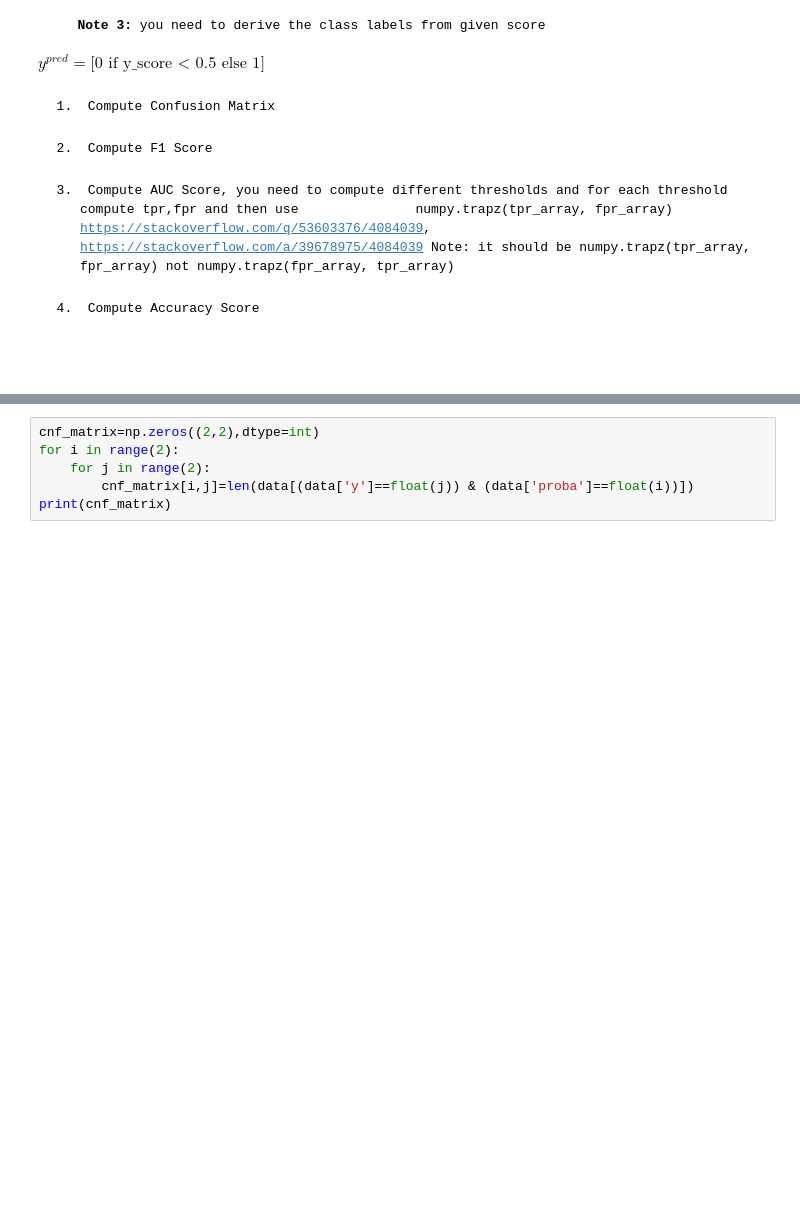
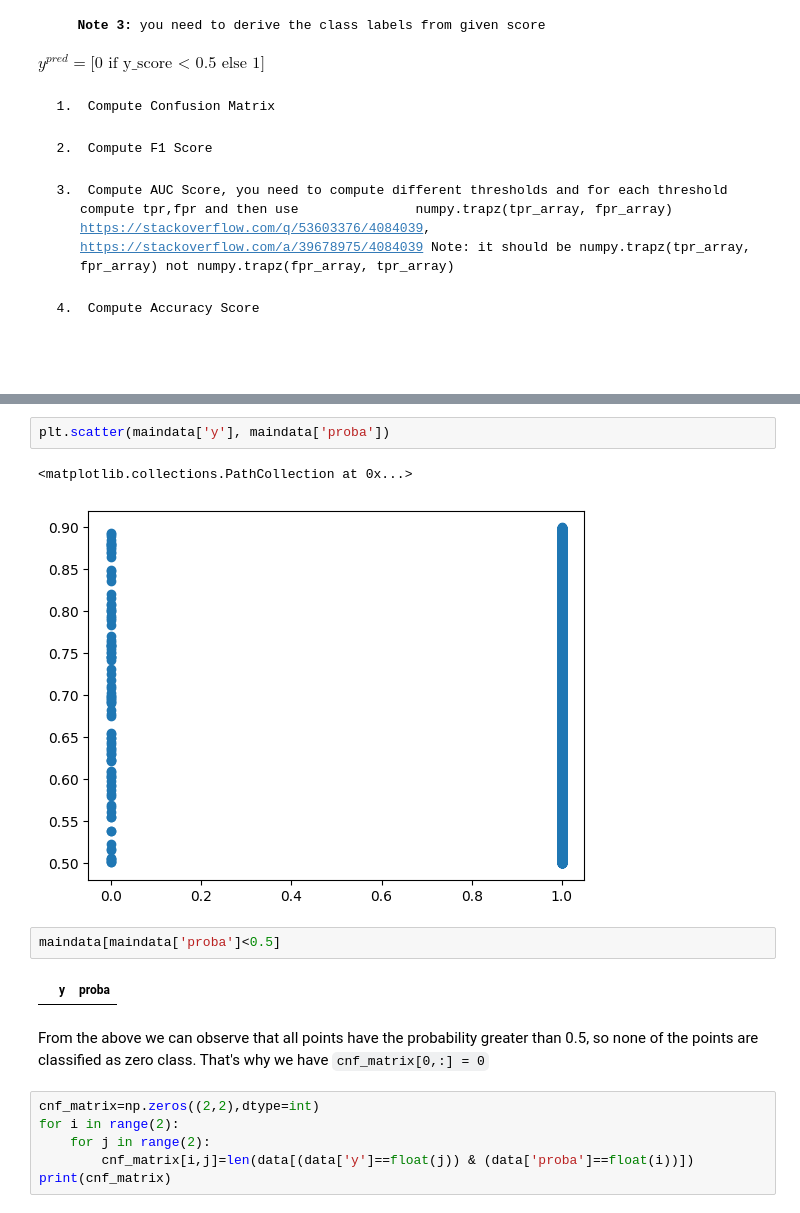
Before and after one commit to manojyamasani/AppliedAI_Course_Assignments, a Jupyter notebook: 05. Performance_metrics/Performance_metrics.ipynb, the cells around one changed output, grey strips where cells are left out. Cells and saved outputs as stored; diff of their text form; blank space fills up the shorter version.

```diff
--- a/05. Performance_metrics/Performance_metrics.ipynb
+++ b/05. Performance_metrics/Performance_metrics.ipynb
@@ -30,3 +42,14 @@ print(len(data))
+# %%
+plt.scatter(maindata['y'], maindata['proba'])
+# %% [output]
+<matplotlib.collections.PathCollection at 0x...>
+[figure, added]
+# %%
+maindata[maindata['proba']<0.5]
+# %% [output]
+|  | y | proba |
+# %% [markdown]
+From the above we can observe that all points have the probability greater than 0.5, so none of the points are classified as zero class. That's why we have `cnf_matrix[0,:] = 0`
 # %%
 cnf_matrix=np.zeros((2,2),dtype=int)
 for i in range(2):
```
Also changed, not shown: parts of 3 cells of this notebook.
